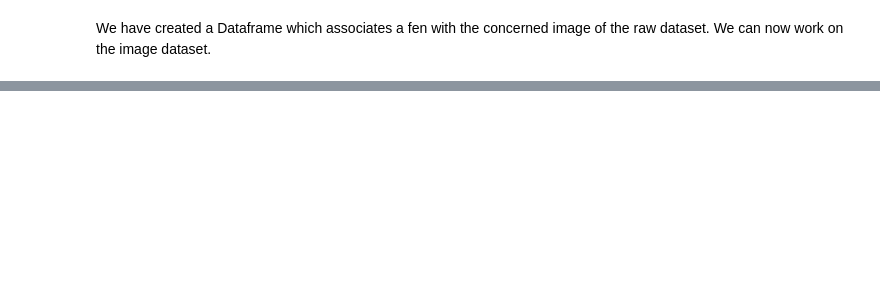
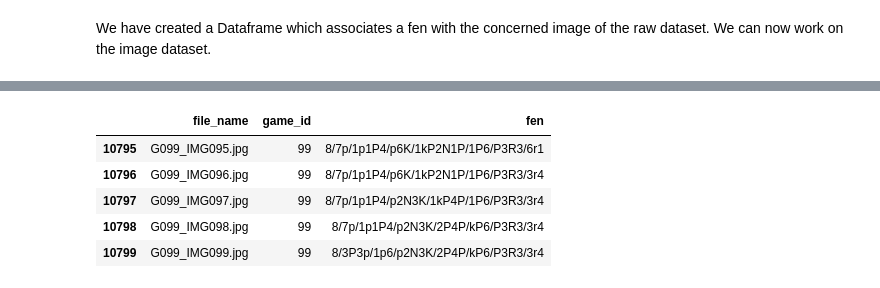
Before and after one commit to Kamiel27/chess_winner, a Jupyter notebook: notebook/ir_preprocess.ipynb, the cells around one changed output, grey strips where cells are left out. Drawn from its saved outputs; the diff is of its cells as text; code cells hidden in the pictures; blank space fills up the shorter version.

```diff
--- a/notebook/ir_preprocess.ipynb
+++ b/notebook/ir_preprocess.ipynb
@@ -312,0 +322,9 @@ We have created a Dataframe which associates a fen with the concerned image of t
+# %%
+pd_output.tail()
+# %% [output]
+|  | file_name | game_id | fen |
+| 10795 | G099_IMG095.jpg | 99 | 8/7p/1p1P4/p6K/1kP2N1P/1P6/P3R3/6r1 |
+| 10796 | G099_IMG096.jpg | 99 | 8/7p/1p1P4/p6K/1kP2N1P/1P6/P3R3/3r4 |
+| 10797 | G099_IMG097.jpg | 99 | 8/7p/1p1P4/p2N3K/1kP4P/1P6/P3R3/3r4 |
+| 10798 | G099_IMG098.jpg | 99 | 8/7p/1p1P4/p2N3K/2P4P/kP6/P3R3/3r4 |
+| 10799 | G099_IMG099.jpg | 99 | 8/3P3p/1p6/p2N3K/2P4P/kP6/P3R3/3r4 |
```
Also changed, not shown: parts of 35 cells of this notebook, 2 other files.
